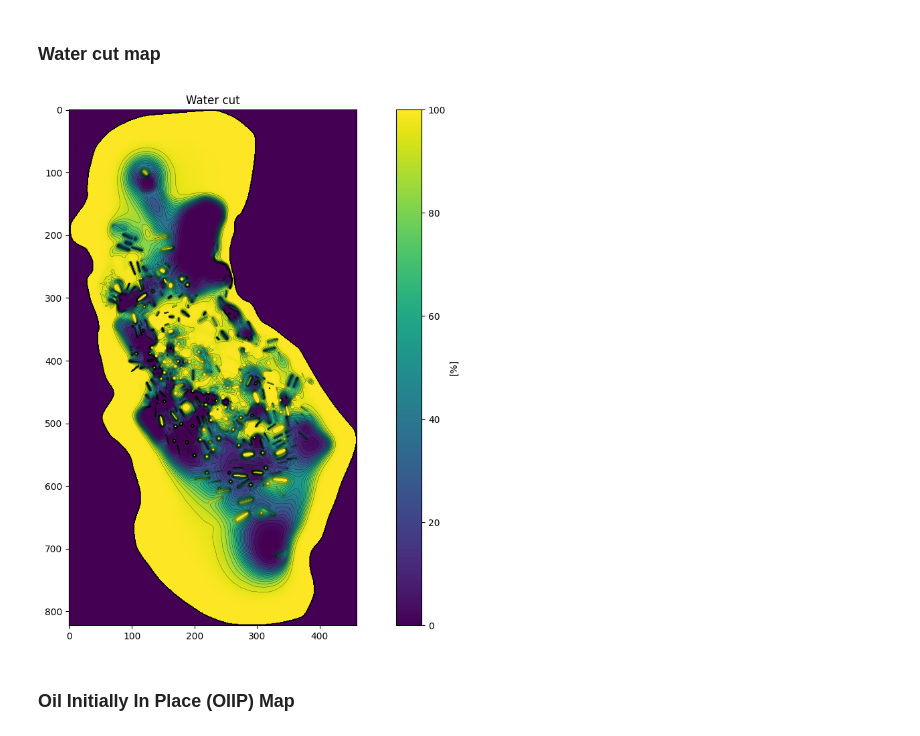
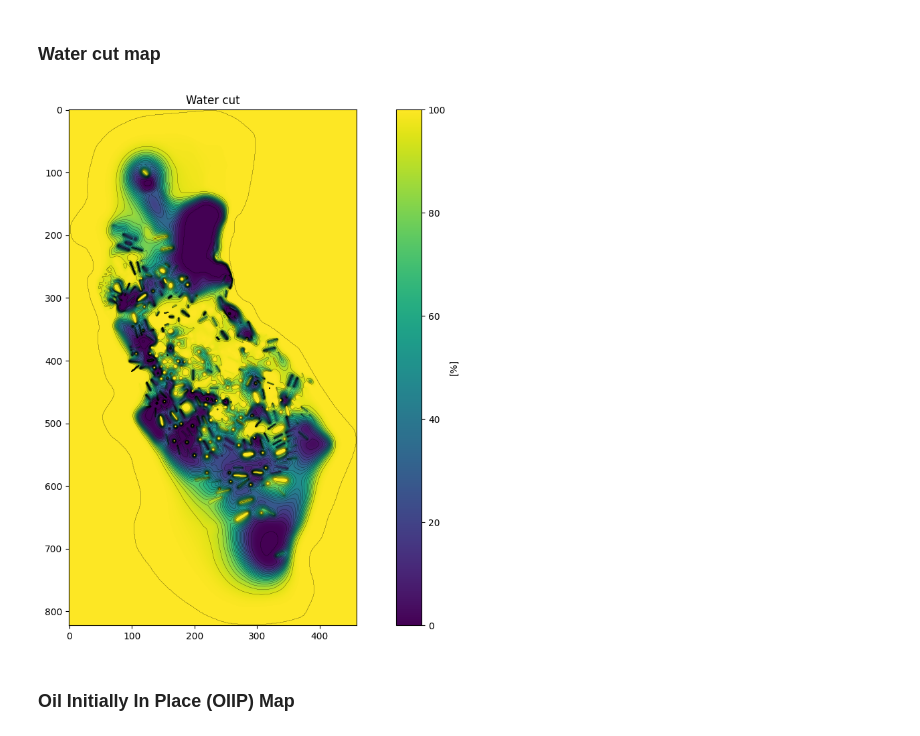
Before and after one commit to Alina-Murzakova/reservoir-maps, a Jupyter notebook: examples/reservoir_state_maps.ipynb, the cells around one changed output. Cells and saved outputs as stored; diff of their text form; code cells hidden in the pictures.

```diff
--- a/examples/reservoir_state_maps.ipynb
+++ b/examples/reservoir_state_maps.ipynb
@@ -717,24 +762,23 @@ array_Sw = 1.0 - map_current_oil_saturation
 # Using one-phase-model to get water cut (get_f_w)
 vectorized_get_f_w = np.vectorize(get_f_w)
 f_w_array = vectorized_get_f_w(mu_w, mu_o, Bo, Bw, array_Sw, Fw, m1, Fo, m2, Swc, Sor)
-f_w_array[f_w_array == 0] = 0.01
-f_w_array = np.where(map_initial_oil_saturation == 0, 0, f_w_array)
+f_w_array = np.where(map_initial_oil_saturation == 0, 1.70141E+0038, f_w_array)
-# %%
-# Creating coord grid for f_w_array
-x = np.arange(f_w_array.shape[1])
-y = np.arange(f_w_array.shape[0])
-X, Y = np.meshgrid(x, y)
-
-plt.figure(figsize=(15, 10))
-img = plt.imshow(f_w_array, origin="upper")
-levels = np.arange(0, 101, 5)
-plt.contour(X, Y, f_w_array, levels=levels, colors='black',  linewidths=0.2)
-
-plt.colorbar(img, label='[%]')
-plt.title("Water cut")
-plt.show()
-# %% [output]
-[figure, removed]
+# %%
+# Creating coord grid for f_w_array
+x = np.arange(f_w_array.shape[1])
+y = np.arange(f_w_array.shape[0])
+X, Y = np.meshgrid(x, y)
+
+plt.figure(figsize=(15, 10))
+img = plt.imshow(f_w_array, origin="upper", vmin=0, vmax=100)
+levels = np.arange(0, 101, 5)
+plt.contour(X, Y, f_w_array, levels=levels, colors='black',  linewidths=0.2)
+
+plt.colorbar(img, label='[%]')
+plt.title("Water cut")
+plt.show()
+# %% [output]
+[figure, added]
 # %% [markdown]
 ### Oil Initially In Place (OIIP) Map
 # %%
```
Also changed, not shown: parts of 24 cells of this notebook, 10 other files.
